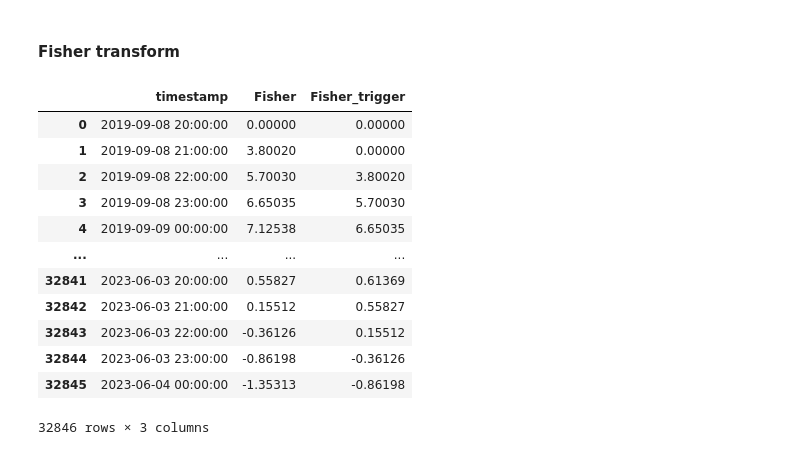
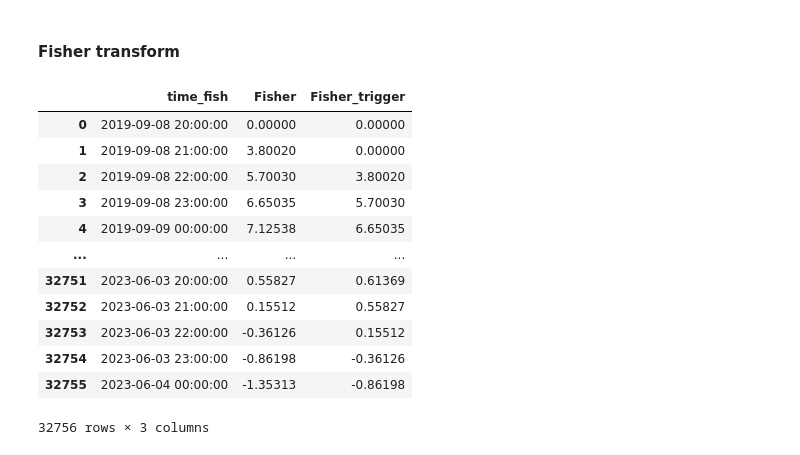
Before and after one commit to MehmetSever09/assist_trader, a Jupyter notebook: notebook/Merged_Dataframe-Ferdinand.ipynb, the cells around one changed output. Cells and saved outputs as stored; diff of their text form; code cells hidden in the pictures.

```diff
--- a/notebook/Merged_Dataframe-Ferdinand.ipynb
+++ b/notebook/Merged_Dataframe-Ferdinand.ipynb
@@ -415,4 +481,4 @@ data.to_csv("Big_dataset_1")
 # %%
-#data = pd.merge(data, data_g_r, on=['timestamp', 'timestamp'], how='left')
+data = pd.merge(data, data_g_r, left_index=True, right_index=True)
 # %%
-#data_g_r
+data = data.drop(["time_g_r"],axis=1)
@@ -476,18 +506,22 @@ def fisher_transform(df, len_=9):
                          'Fisher': np.round(fish1, 5),
                          'Fisher_trigger': np.round(fish2, 5)})
 # %%
-fisher_transform(data, len_=9)
+fisher_data = fisher_transform(data, len_=9)
-# %% [output]
-|  | timestamp | Fisher | Fisher_trigger |
-| 0 | 2019-09-08 20:00:00 | 0.00000 | 0.00000 |
-| 1 | 2019-09-08 21:00:00 | 3.80020 | 0.00000 |
-| 2 | 2019-09-08 22:00:00 | 5.70030 | 3.80020 |
-| 3 | 2019-09-08 23:00:00 | 6.65035 | 5.70030 |
-| 4 | 2019-09-09 00:00:00 | 7.12538 | 6.65035 |
-| ... | ... | ... | ... |
-| 32841 | 2023-06-03 20:00:00 | 0.55827 | 0.61369 |
-| 32842 | 2023-06-03 21:00:00 | 0.15512 | 0.55827 |
-| 32843 | 2023-06-03 22:00:00 | -0.36126 | 0.15512 |
-| 32844 | 2023-06-03 23:00:00 | -0.86198 | -0.36126 |
-| 32845 | 2023-06-04 00:00:00 | -1.35313 | -0.86198 |
-32846 rows × 3 columns
+# %%
+fisher_data.rename(columns={'timestamp': 'time_fish'}, inplace=True)
+# %%
+fisher_data
+# %% [output]
+|  | time_fish | Fisher | Fisher_trigger |
+| 0 | 2019-09-08 20:00:00 | 0.00000 | 0.00000 |
+| 1 | 2019-09-08 21:00:00 | 3.80020 | 0.00000 |
+| 2 | 2019-09-08 22:00:00 | 5.70030 | 3.80020 |
+| 3 | 2019-09-08 23:00:00 | 6.65035 | 5.70030 |
+| 4 | 2019-09-09 00:00:00 | 7.12538 | 6.65035 |
+| ... | ... | ... | ... |
+| 32751 | 2023-06-03 20:00:00 | 0.55827 | 0.61369 |
+| 32752 | 2023-06-03 21:00:00 | 0.15512 | 0.55827 |
+| 32753 | 2023-06-03 22:00:00 | -0.36126 | 0.15512 |
+| 32754 | 2023-06-03 23:00:00 | -0.86198 | -0.36126 |
+| 32755 | 2023-06-04 00:00:00 | -1.35313 | -0.86198 |
+32756 rows × 3 columns
```
Also changed, not shown: parts of 48 cells of this notebook, 5 other files.
